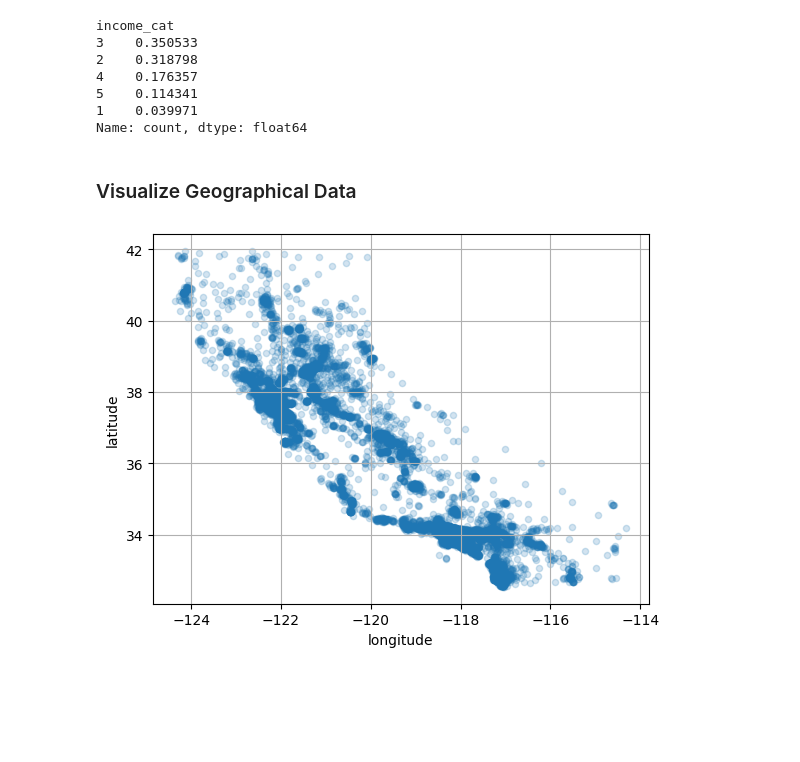
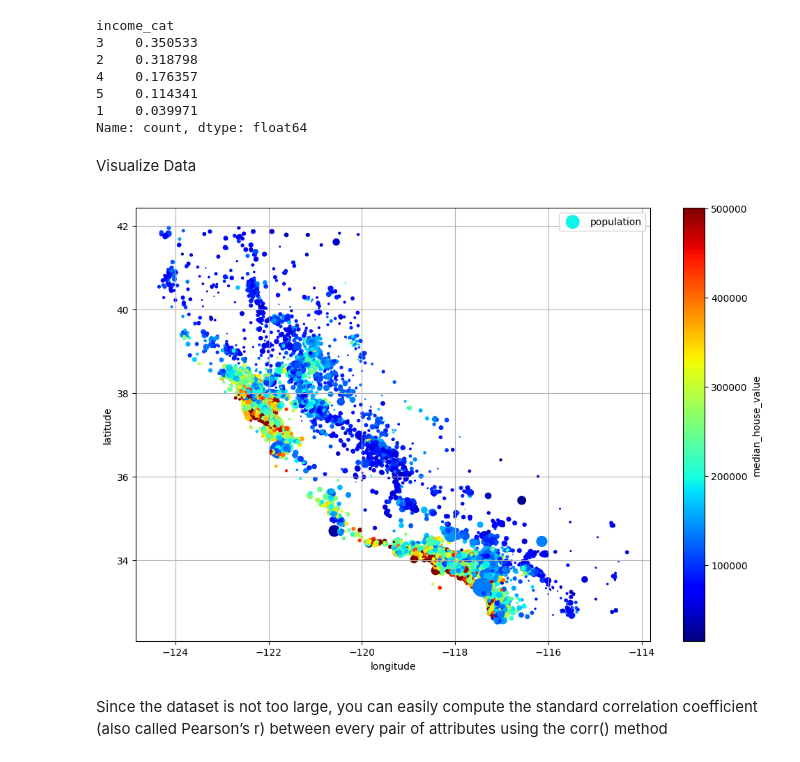
Before and after one commit to ManitB320/House-Price-Prediction, a Jupyter notebook: main.ipynb, the cells around one changed output. Saved outputs shown, nothing was run; the diff lists cells and outputs as text; code cells hidden in the pictures; blank space fills up the shorter version.

```diff
--- a/main.ipynb
+++ b/main.ipynb
@@ -156,13 +156,20 @@ for set_ in (strat_train_set, strat_test_set):
 #make a copy of the original so you can revert to it afterwards
 
 housing = strat_train_set.copy()
-# %% [markdown]
-### Visualize Geographical Data
+# %% [markdown]
+Visualize Data
 # %%
 #cmap = predefined color map. Ranges from blue(low value) to red(high value)
-housing.plot(kind="scatter", x="longitude", y="latitude", grid=True, alpha=0.2,
-             s=housing["population"], label = "population", c="median_house_value",
+# s = size of circle(districts popn), c = color(price)
+
+housing.plot(kind="scatter", x="longitude", y="latitude", grid=True,
+             s=housing["population"]/100, label = "population", c="median_house_value",
              cmap="jet", colorbar=True, legend=True, sharex=False, figsize=(10, 7))
+save_img("Geographical Data")
 plt.show()
 # %% [output]
-[figure, old version]
+[figure, new version]
+# %% [markdown]
+Since the dataset is not too large, you can easily compute the standard correlation
+coefficient (also called Pearson’s r) between every pair of attributes using the corr()
+method
```
Also changed, not shown: parts of 67 cells of this notebook.
